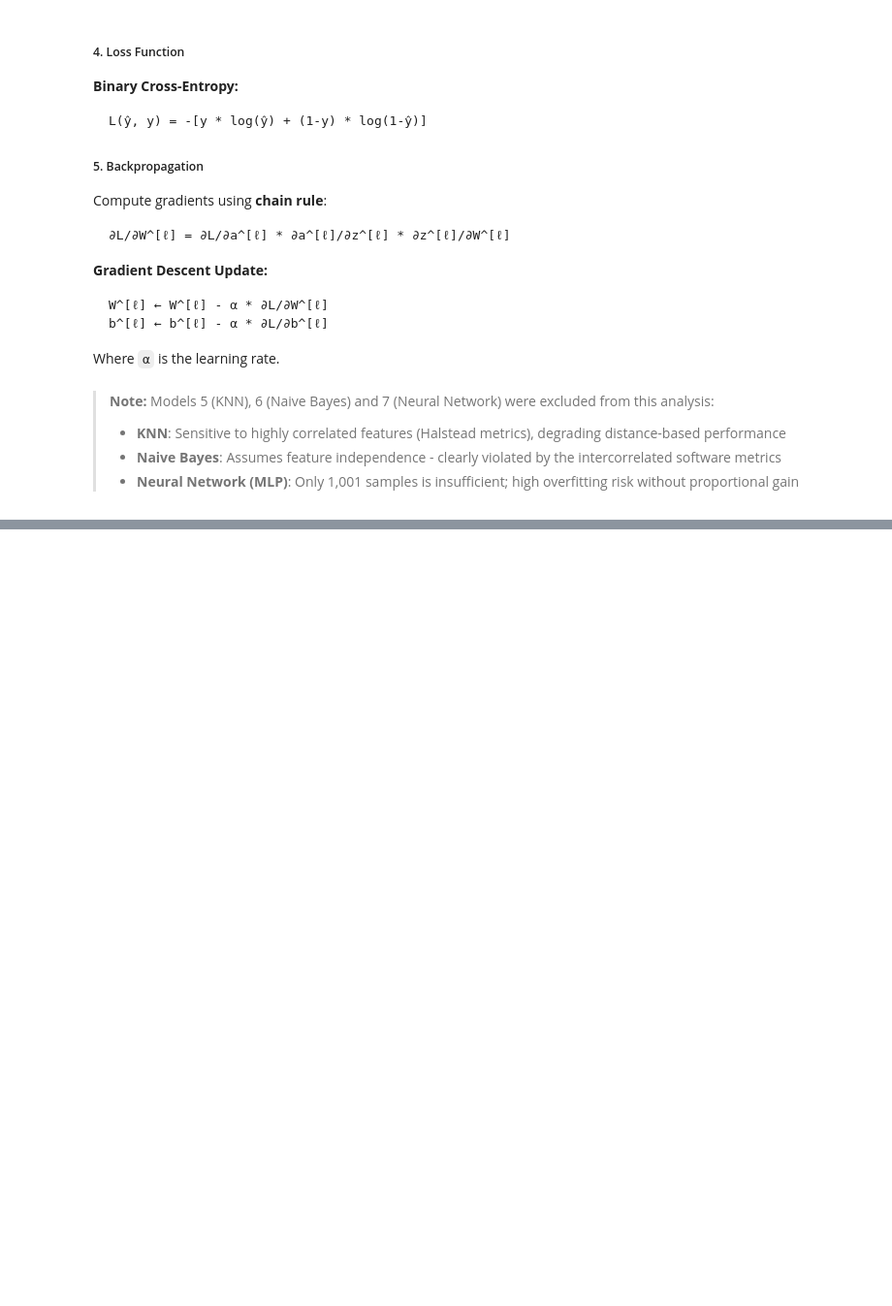
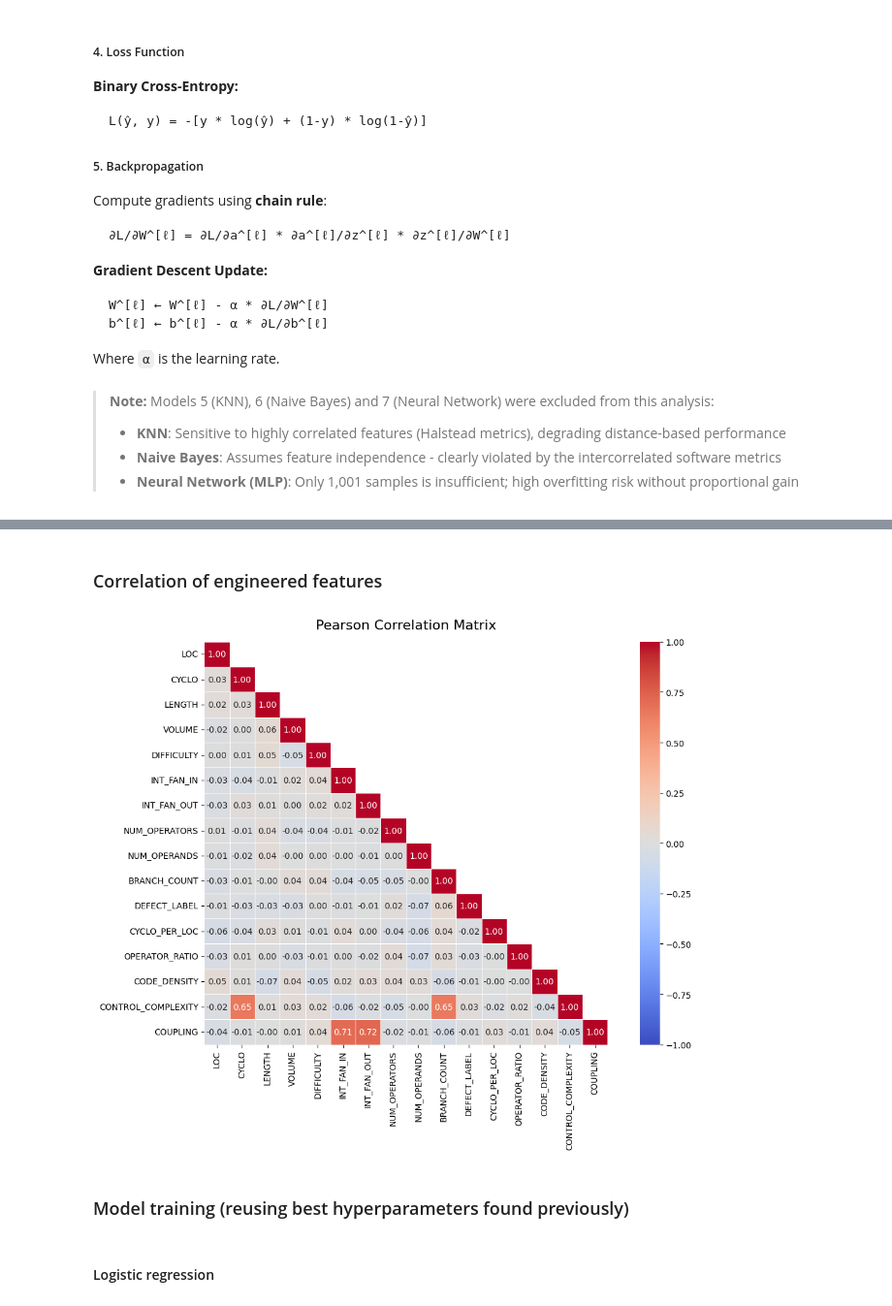
Before and after one commit to SamVanini/Software-defects-data-analysis, a Jupyter notebook: notebooks/data_workflow.ipynb, the cells around one changed output, grey strips where cells are left out. Shown at 97% size. Cells and saved outputs as stored; diff of their text form; code cells hidden in the pictures; blank space fills up the shorter version.

```diff
--- a/notebooks/data_workflow.ipynb
+++ b/notebooks/data_workflow.ipynb
@@ -1103,0 +1129,41 @@ Raw features are weak linear predictors (max correlation coefficient is 0.07), b
+# %%
+epsilon = 1e-8 # avoid zero divison
+
+df_eng = df.clone()
+df_eng = df_eng.with_columns([
+    (pl.col('CYCLO') / (pl.col('LOC') + epsilon)).alias('CYCLO_PER_LOC'),
+    (pl.col('NUM_OPERATORS') / (pl.col('NUM_OPERANDS') + epsilon)).alias('OPERATOR_RATIO'),
+    (pl.col('VOLUME') / (pl.col('LENGTH') + epsilon)).alias('CODE_DENSITY'),
+    (pl.col('BRANCH_COUNT') * pl.col('CYCLO')).alias('CONTROL_COMPLEXITY'),
+    (pl.col('INT_FAN_IN') + pl.col('INT_FAN_OUT')).alias('COUPLING')
+])
+# %% [markdown]
+### Correlation of engineered features
+# %%
+df_eng_pd = df_eng.to_pandas()
+corr_eng_matrix = df_eng_pd.corr(method="pearson")
+
+fig, ax = plt.subplots(figsize=(12, 9))
+mask = np.triu(np.ones_like(corr_eng_matrix, dtype=bool), k=1)
+
+sb.heatmap(
+    corr_eng_matrix,
+    mask=mask,
+    annot=True,
+    fmt=".2f",
+    cmap="coolwarm",
+    center=0,
+    linewidths=0.5,
+    square=True,
+    vmin=-1,
+    vmax=1,
+    ax=ax
+)
+ax.set_title("Pearson Correlation Matrix", fontsize=16, pad=15)
+fig.tight_layout()
+fig.savefig(str(Path(output_path).joinpath("correlation_heatmap_engineered_data.png")), bbox_inches="tight")
+plt.show()
+# %% [output]
+[figure, added]
+# %% [markdown]
+### Model training (reusing best hyperparameters found previously)
@@ -1103,0 +1173,2 @@ Raw features are weak linear predictors (max correlation coefficient is 0.07), b
+# %% [markdown]
+#### Logistic regression
```
Also changed, not shown: parts of 11 cells of this notebook, 1 other file.
